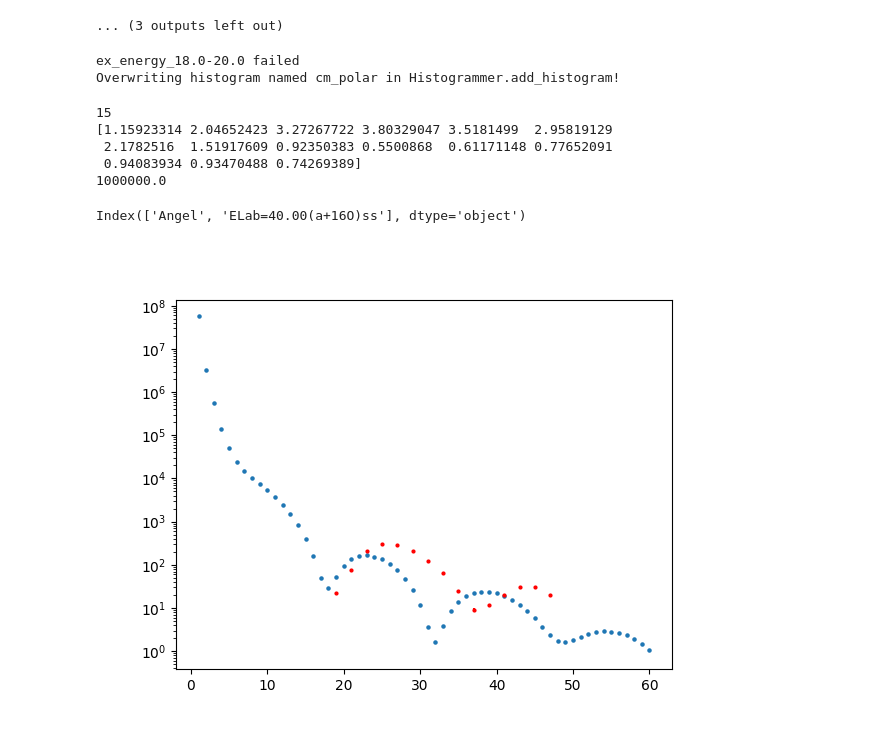
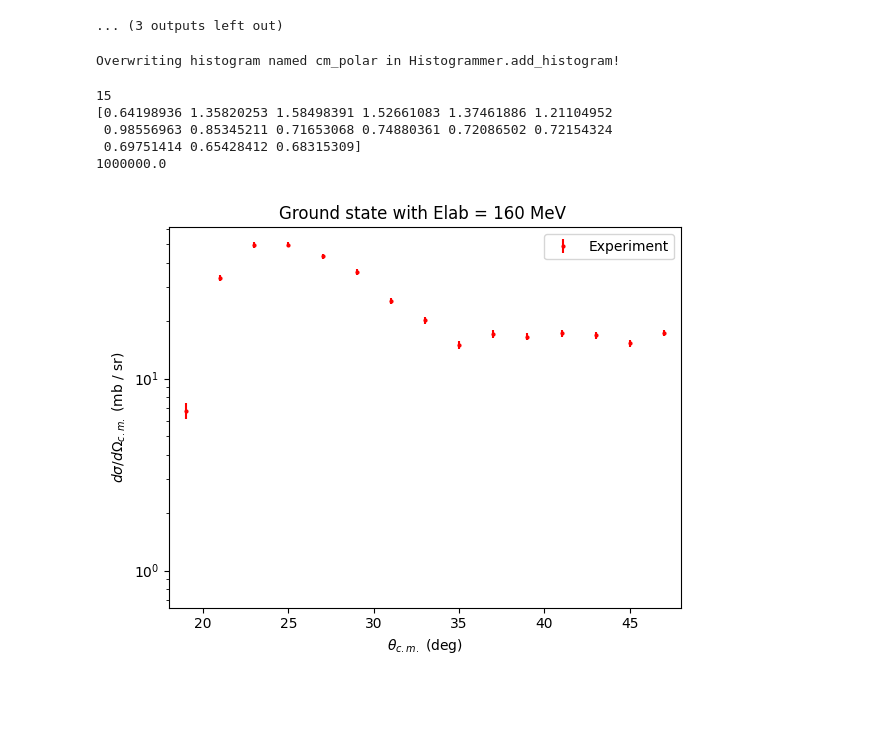
Before and after one commit to singhp99/e20020_analysis, a Jupyter notebook: notebooks/excitation_analysis.ipynb, the cells around one changed output. Saved outputs shown, nothing was run; the diff lists cells and outputs as text; code cells hidden in the pictures; blank space fills up the shorter version.

```diff
--- a/notebooks/excitation_analysis.ipynb
+++ b/notebooks/excitation_analysis.ipynb
@@ -366,7 +367,7 @@ for idx in range(len(ang_bins) - 1): #len(ang_bins) - 1
     sub_ex_hist = grammer.get_hist1d(title)
 
     # Fit histogram
-    peak1 = lmfit.models.GaussianModel(prefix="peak1_")
+    peak1 = lmfit.models.GaussianModel (prefix="peak1_")
     peak1_bins, peak1_counts = sub_ex_hist.get_subrange((states["gs"]["sub_min"], states["gs"]["sub_max"]))
     peak1_bins += 0.5 * sub_ex_hist.bin_width
     peak1_weights = np.sqrt(peak1_counts)
@@ -389,7 +390,7 @@ for idx in range(len(ang_bins) - 1): #len(ang_bins) - 1
     pars["peak2_center"].min = 5.2
     pars["peak2_center"].max = 6.2
     pars["peak2_sigma"].min = 0.0
-    pars["peak2_sigma"].max = 0.7
+    pars["peak2_sigma"].max = 0.9
 
     # bkgd = lmfit.models.StepModel(prefix="bkgd_")
     # bkgd_bins, bkgd_counts = sub_ex_hist.get_subrange((3.8, 4.3))
@@ -469,15 +487,17 @@ with PdfPages("/Users/pranjalsingh/Desktop/research_space_spyral/O16_alpha_elast
 <matplotlib.backends.backend_pdf.FigureCanvasPdf at 0x...>
 ... (3 outputs left out)
 # %%
+
 cm_counts = np.zeros(ang_dist_bins)
 cm_counts_err = np.zeros(ang_dist_bins)
 
 # state_id = states[state2analyze]["peak_num"]
-state_id = 1
+state_id = 2
 for idx, fit in enumerate(sub_fits.items()):
     comps_fit = fit[1].eval_components()
     state_fit = comps_fit[f"peak{state_id}_"]
     cm_counts[idx] = np.sum(state_fit)
+
 
     # If fit is bad, uncertainties cannot be estimated
     try:
@@ -491,7 +511,6 @@ grammer.add_hist1d("cm_polar", ang_dist_bins, (min_cm, max_cm))
 cm_hist = grammer.get_hist1d("cm_polar")
 cm_hist.counts = cm_counts
 # %% [output]
-ex_energy_18.0-20.0 failed
 Overwriting histogram named cm_polar in Histogrammer.add_histogram!
 # %%
 length = 1    # Units of meters
@@ -507,37 +526,36 @@ print(xs_err)
 print(100000000/100)
 # %% [output]
 15
-[1.15923314 2.04652423 3.27267722 3.80329047 3.5181499  2.95819129
- 2.1782516  1.51917609 0.92350383 0.5500868  0.61171148 0.77652091
- 0.94083934 0.93470488 0.74269389]
+[0.64198936 1.35820253 1.58498391 1.52661083 1.37461886 1.21104952
+ 0.98556963 0.85345211 0.71653068 0.74880361 0.72086502 0.72154324
+ 0.69751414 0.65428412 0.68315309]
 1000000.0
 # %%
 import pandas as pd
 
-file_path = "/Users/pranjalsingh/Desktop/research_space_spyral/digios/analysis/working/DWBA.Xsec.txt"
-df = pd.read_csv(file_path, sep='\s+', skiprows=1)
-print(df.columns)
-df
+# file_path = "/Users/pranjalsingh/Desktop/research_space_spyral/e20020_analysis/Ptolemy/DWBA_gs.Xsec.txt"
+# df = pd.read_csv(file_path, sep='\s+', skiprows=1)
+# print(df.columns)
+# df
 
-angle = df['Angel'].to_numpy().astype(float)
-xsec = df['ELab=40.00(a+16O)ss'].to_numpy().astype(float)
+# angle = df['Angel'].to_numpy().astype(float)
+# xsec = df['ELab=40.00(a+16O)ss'].to_numpy().astype(float)
 
 fig, ax = plt.subplots(1, 1)
-ax.scatter(angle[1:], xsec[1:],label = "Theoretical",s=5)
+# ax.scatter(angle[10:], xsec[10:],label = "Su and Han, 2015",s=5)
 ax.set_yscale("log")
 
 ax.errorbar(cm_hist.bins[:-1]+cm_hist.bin_width/2, xs, yerr=xs_err, c="red",fmt='o', markersize=2,label="Experiment")
-plt.show()
-ax.set_title("Ground state")
+
+ax.set_title(f"Ground state with Elab = {proj_energy_start} MeV ")
 ax.set_xlabel(r"$\theta_{c.m.}$ (deg)")
 ax.set_ylabel(r"$d\sigma / d\Omega_{c.m.}$ (mb / sr)")
 
 plt.xlim(min_cm, max_cm)
-plt.ylim(0,5e2)
+# plt.ylim(0,5e2)
 ax.legend()
 fig.set_figwidth(8.0)
 fig.set_figwidth(6.0)
 fig.tight_layout()
 # %% [output]
-Index(['Angel', 'ELab=40.00(a+16O)ss'], dtype='object')
-[figure, old version]
+[figure, new version]
```
Also changed, not shown: parts of 6 cells of this notebook, 2 other files.
